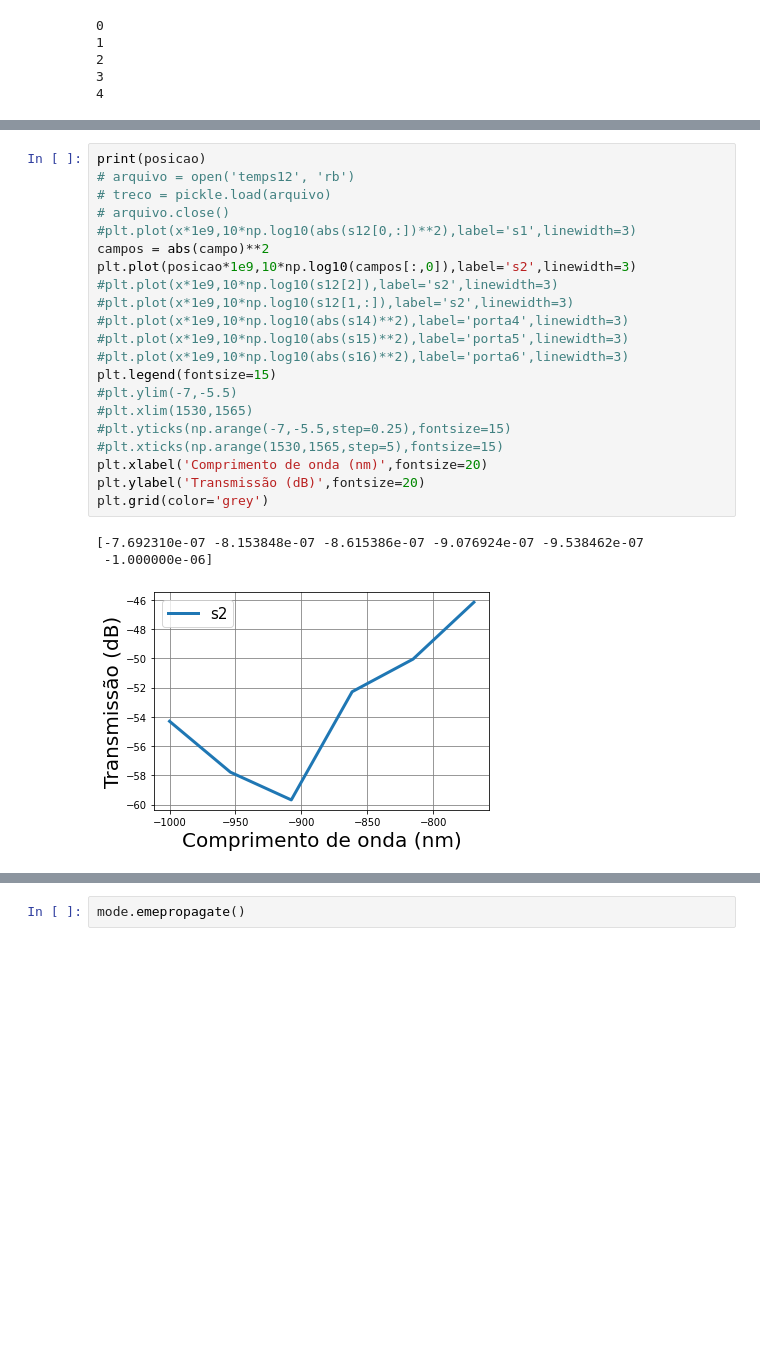
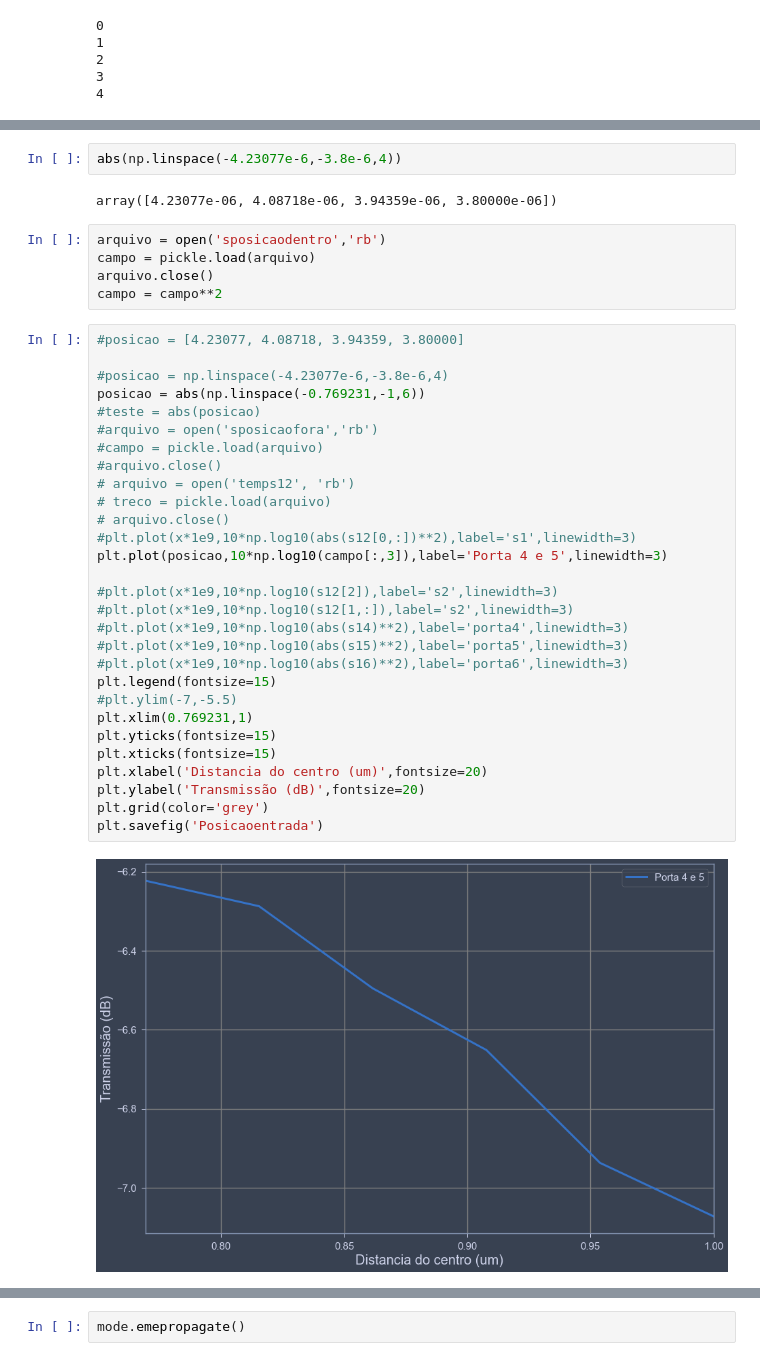
Before and after one commit to LucasLobo7/Design_MMI_LucasLobo, a Jupyter notebook: Lumerical/Plots.ipynb, the cells around one changed output, grey strips where cells are left out. Cells and saved outputs as stored; diff of their text form; blank space fills up the shorter version.

```diff
--- a/Lumerical/Plots.ipynb
+++ b/Lumerical/Plots.ipynb
@@ -402,26 +461,41 @@ for i in range(len(posicao)):
+# %%
+abs(np.linspace(-4.23077e-6,-3.8e-6,4))
+# %% [output]
+array([4.23077e-06, 4.08718e-06, 3.94359e-06, 3.80000e-06])
+# %%
+arquivo = open('sposicaodentro','rb')
+campo = pickle.load(arquivo)
+arquivo.close()
+campo = campo**2
 # %%
-print(posicao)
+#posicao = [4.23077, 4.08718, 3.94359, 3.80000]
+
+#posicao = np.linspace(-4.23077e-6,-3.8e-6,4)
+posicao = abs(np.linspace(-0.769231,-1,6))
+#teste = abs(posicao)
+#arquivo = open('sposicaofora','rb')
+#campo = pickle.load(arquivo)
+#arquivo.close()
 # arquivo = open('temps12', 'rb')
 # treco = pickle.load(arquivo)
 # arquivo.close()
 #plt.plot(x*1e9,10*np.log10(abs(s12[0,:])**2),label='s1',linewidth=3)
-campos = abs(campo)**2
-plt.plot(posicao*1e9,10*np.log10(campos[:,0]),label='s2',linewidth=3)
+plt.plot(posicao,10*np.log10(campo[:,3]),label='Porta 4 e 5',linewidth=3)
+
 #plt.plot(x*1e9,10*np.log10(s12[2]),label='s2',linewidth=3)
 #plt.plot(x*1e9,10*np.log10(s12[1,:]),label='s2',linewidth=3)
 #plt.plot(x*1e9,10*np.log10(abs(s14)**2),label='porta4',linewidth=3)
 #plt.plot(x*1e9,10*np.log10(abs(s15)**2),label='porta5',linewidth=3)
 #plt.plot(x*1e9,10*np.log10(abs(s16)**2),label='porta6',linewidth=3)
 plt.legend(fontsize=15)
 #plt.ylim(-7,-5.5)
-#plt.xlim(1530,1565)
-#plt.yticks(np.arange(-7,-5.5,step=0.25),fontsize=15)
-#plt.xticks(np.arange(1530,1565,step=5),fontsize=15)
-plt.xlabel('Comprimento de onda (nm)',fontsize=20)
+plt.xlim(0.769231,1)
+plt.yticks(fontsize=15)
+plt.xticks(fontsize=15)
+plt.xlabel('Distancia do centro (um)',fontsize=20)
 plt.ylabel('Transmissão (dB)',fontsize=20)
 plt.grid(color='grey')
+plt.savefig('Posicaoentrada')
 # %% [output]
-[-7.692310e-07 -8.153848e-07 -8.615386e-07 -9.076924e-07 -9.538462e-07
- -1.000000e-06]
-[figure, old version]
+[figure, new version]
 # %%
```
Also changed, not shown: parts of 17 cells of this notebook, 22 other files.
